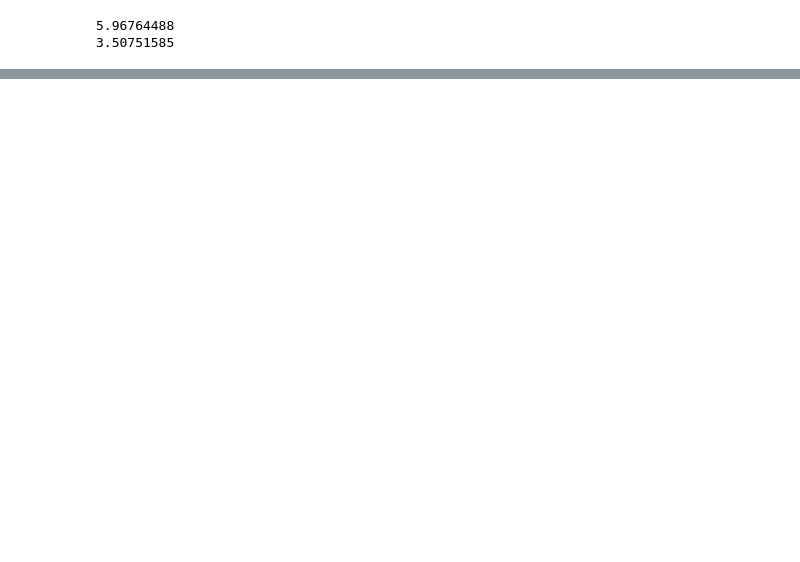
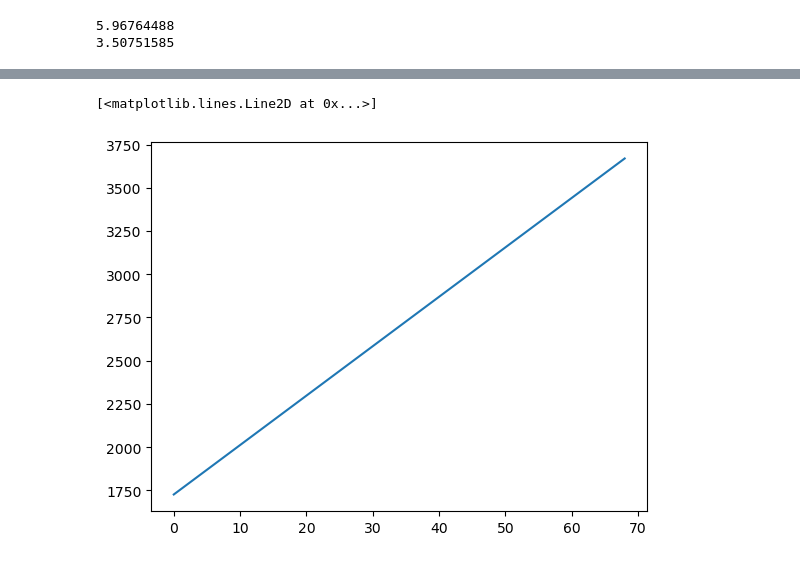
Before and after one commit to pentrican10/tess-resonant-systems, a Jupyter notebook: toi_1339_jnkep.ipynb, the cells around one changed output, grey strips where cells are left out. Drawn from its saved outputs; the diff is of its cells as text; code cells hidden in the pictures; blank space fills up the shorter version.

```diff
--- a/toi_1339_jnkep.ipynb
+++ b/toi_1339_jnkep.ipynb
@@ -127,0 +262,5 @@ Number of divergences: 0
+# %%
+plt.plot(tcall[0])
+# %% [output]
+[<matplotlib.lines.Line2D at 0x...>]
+[figure, added]
```
Also changed, not shown: parts of 18 cells of this notebook, 6 other files.
